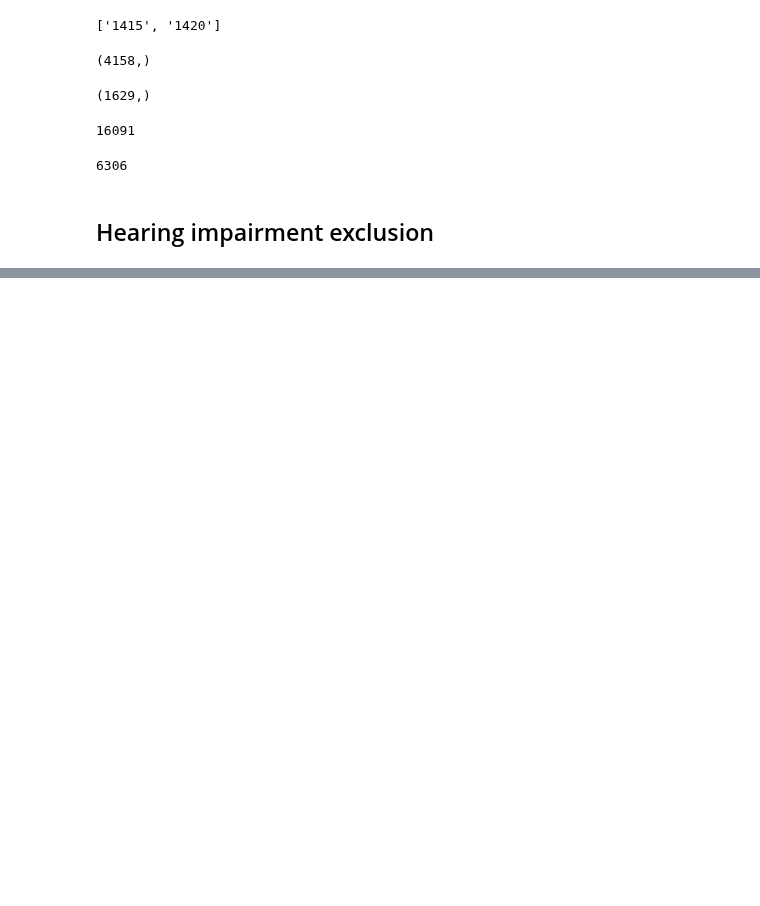
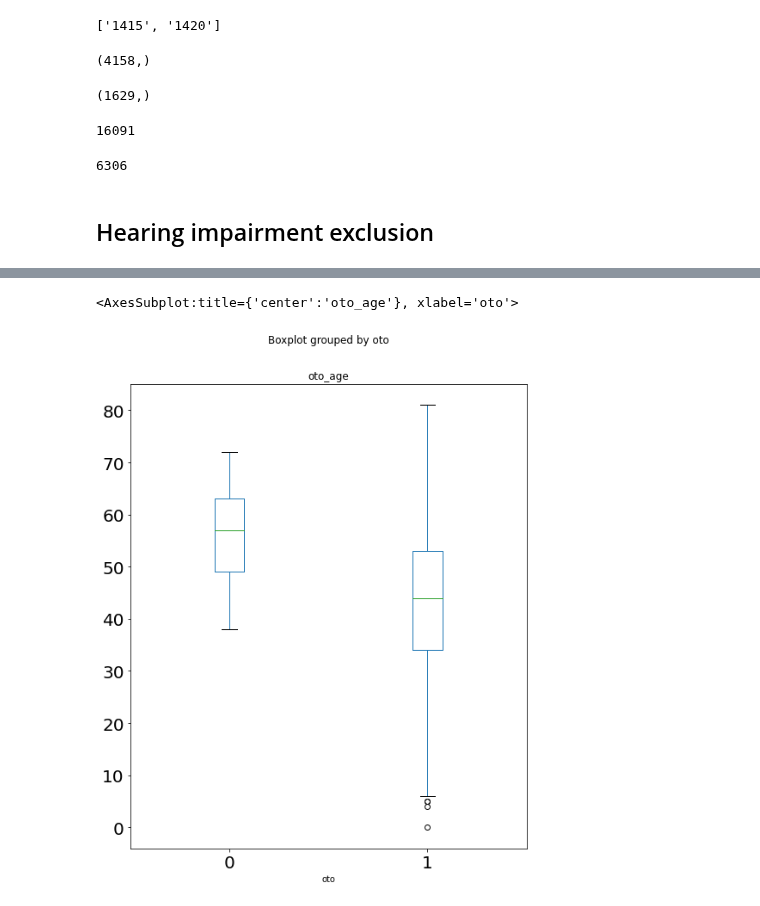
Before and after one commit to statgenetics/UKBB_GWAS_dev, a Jupyter notebook: analysis/phenotypes/062322_Otosclerosis_Menieres.ipynb, the cells around one changed output, grey strips where cells are left out. Drawn from its saved outputs; the diff is of its cells as text; code cells hidden in the pictures; blank space fills up the shorter version.

```diff
--- a/analysis/phenotypes/062322_Otosclerosis_Menieres.ipynb
+++ b/analysis/phenotypes/062322_Otosclerosis_Menieres.ipynb
@@ -1618,0 +1826,4 @@ SyntaxError: invalid syntax (1337566473.py, line 5)
+# %%
+import pandas as pd
+case_500k = pd.read_csv("~/UKBiobank/phenotype_files/HI_UKBB/otosclerosis/063022_oto_500k_case.matrix.csv")
+case_500k[["IID","FID","oto","oto_age","sex"]]
@@ -1618,0 +1844,3 @@ SyntaxError: invalid syntax (1337566473.py, line 5)
+# %%
+ctr_500k = pd.read_csv("~/UKBiobank/phenotype_files/HI_UKBB/otosclerosis/070122_oto_500k_control.matrix.csv")
+ctr_500k[["IID","FID","oto_age","sex"]]
@@ -1618,0 +1861,5 @@ SyntaxError: invalid syntax (1337566473.py, line 5)
+# %%
+ctr_500k = ctr_500k[["IID","FID","oto_age","sex"]]
+ctr_500k["oto"] = 0
+ctr_500k = ctr_500k[["IID","FID","oto","oto_age","sex"]]
+ctr_500k
@@ -1618,0 +1885,3 @@ SyntaxError: invalid syntax (1337566473.py, line 5)
+# %%
+phe = pd.concat([case_500k[["IID","FID","oto","oto_age","sex"]],ctr_500k],axis=0)
+phe
@@ -1618,0 +1902,5 @@ SyntaxError: invalid syntax (1337566473.py, line 5)
+# %%
+phe.boxplot(column="oto_age",by="oto",grid=False,figsize=(8,10),fontsize=20)
+# %% [output]
+<AxesSubplot:title={'center':'oto_age'}, xlabel='oto'>
+[figure, added]
```
Also changed, not shown: parts of 36 cells of this notebook.
